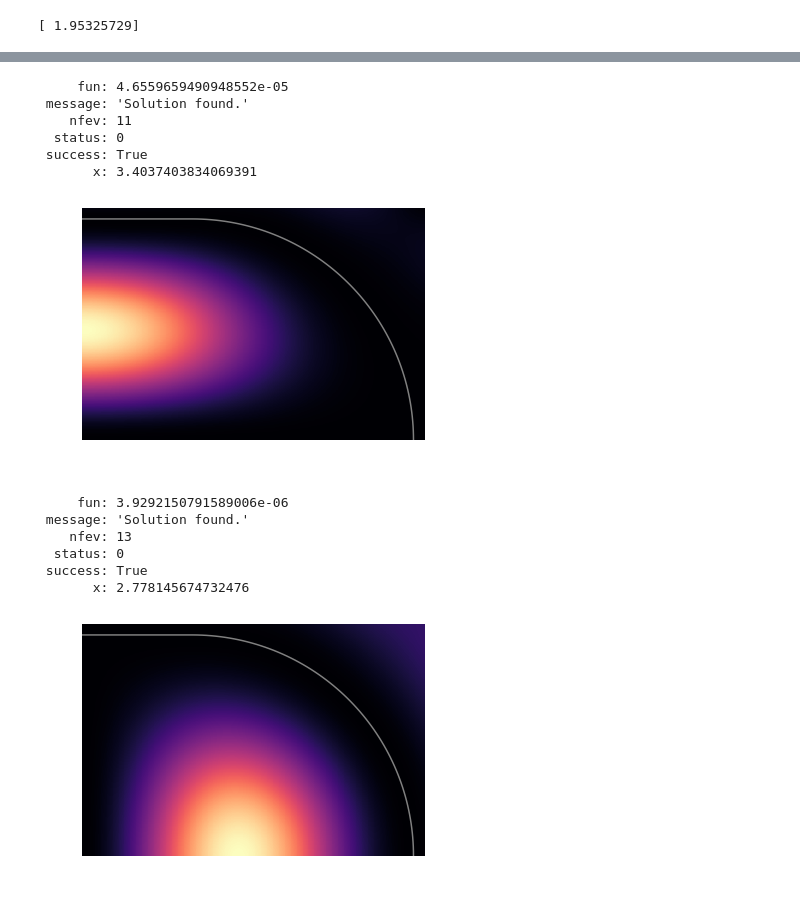
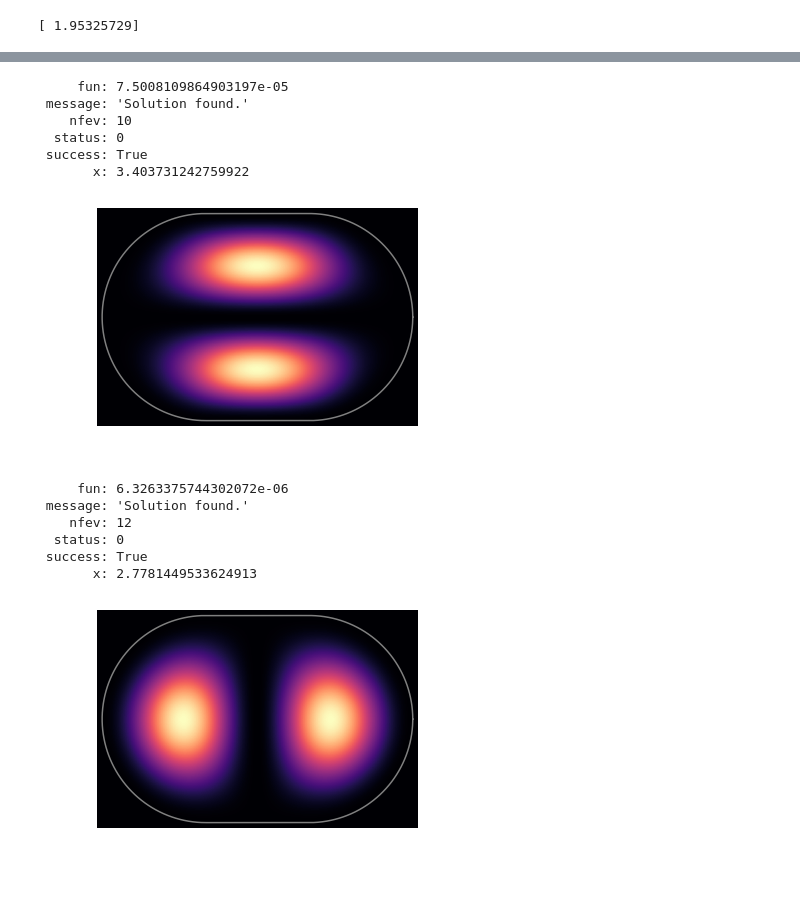
Before and after one commit to benokit/quantum-billiards, a Jupyter notebook: Quantum billiard test stadium.ipynb, the cells around one changed output, grey strips where cells are left out. Cells and saved outputs as stored; diff of their text form; code cells hidden in the pictures.

```diff
--- a/Quantum billiard test stadium.ipynb
+++ b/Quantum billiard test stadium.ipynb
@@ -50,7 +51,7 @@ params_2 = {"angle" : np.pi/2, "x0" : eps}
 circle = cv.curve(circle_r, circle_n, circle_arc, **params_2)
 
 curves = [circle, line]
-area = 0.5 * np.pi + eps
+area = 0.25 * np.pi + eps
 dens = [10 for i in curves]
 dens[1] =20
 stadiumBilliard = bc.billiard_quarter(curves, area, point_densities= dens)
@@ -103,31 +104,31 @@ N = 400
 sym = 1
 PWDresult = stadiumBilliard.PWD_eigenvalue(N, k0, dk, sym)
 print(PWDresult)
-stadiumBilliard.plot_probability( PWDresult.x, sym)
+stadiumBilliard.plot_probability( PWDresult.x, sym, plot_full=True)
 # %% [output]
-     fun: 4.6559659490948552e-05
+     fun: 7.5008109864903197e-05
  message: 'Solution found.'
-    nfev: 11
+    nfev: 10
   status: 0
  success: True
-       x: 3.4037403834069391
+       x: 3.403731242759922
-[figure, old version]
+[figure, new version]
 # %%
 k0 =2.7
 dk = 0.1
 N = 400
 sym = 2
 PWDresult = stadiumBilliard.PWD_eigenvalue(N, k0, dk, sym)
 print(PWDresult)
-stadiumBilliard.plot_probability( PWDresult.x, sym)
+stadiumBilliard.plot_probability( PWDresult.x, sym, plot_full=True)
 # %% [output]
-     fun: 3.9292150791589006e-06
+     fun: 6.3263375744302072e-06
  message: 'Solution found.'
-    nfev: 13
+    nfev: 12
   status: 0
  success: True
-       x: 2.778145674732476
+       x: 2.7781449533624913
-[figure, old version]
+[figure, new version]
 # %%
 k0 = 4.0
 dk = 0.1
```
Also changed, not shown: parts of 15 cells of this notebook, 5 other files.
